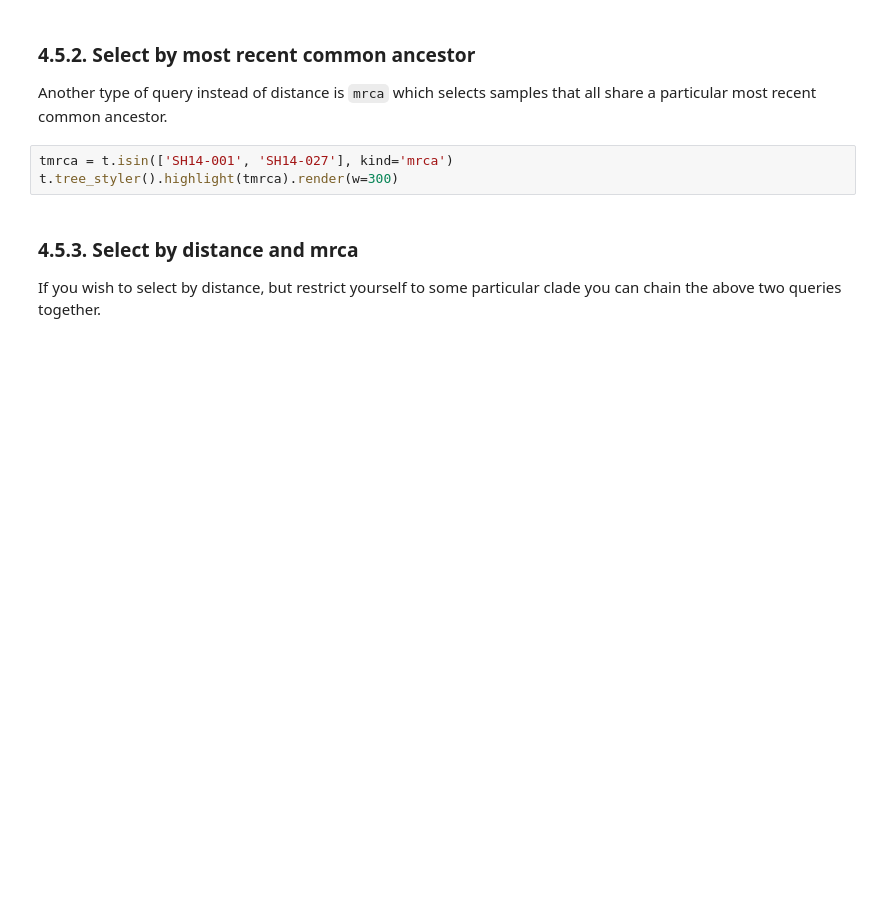
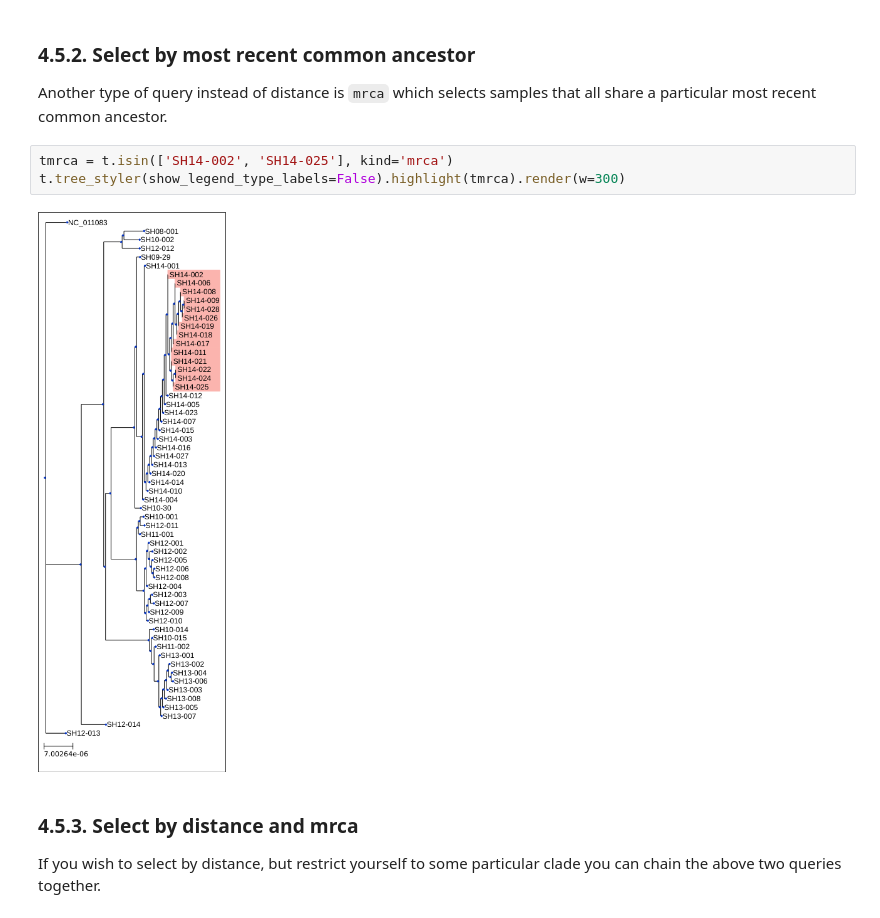
Before and after one commit to apetkau/genomics-data-index-examples, a Jupyter notebook: examples/tutorial-1-salmonella.ipynb, the cells around one changed output. Saved outputs shown, nothing was run; the diff lists cells and outputs as text; blank space fills up the shorter version.

```diff
--- a/examples/tutorial-1-salmonella.ipynb
+++ b/examples/tutorial-1-salmonella.ipynb
@@ -227,8 +377,10 @@ t.tree_styler().highlight(tdist).render(w=300)
 
 Another type of query instead of distance is `mrca` which selects samples that all share a particular most recent common ancestor.
 # %%
-tmrca = t.isin(['SH14-001', 'SH14-027'], kind='mrca')
-t.tree_styler().highlight(tmrca).render(w=300)
+tmrca = t.isin(['SH14-002', 'SH14-025'], kind='mrca')
+t.tree_styler(show_legend_type_labels=False).highlight(tmrca).render(w=300)
+# %% [output]
+[figure, added]
 # %% [markdown]
 ### 4.5.3. Select by distance and mrca
 
```
Also changed, not shown: parts of 98 cells of this notebook.
